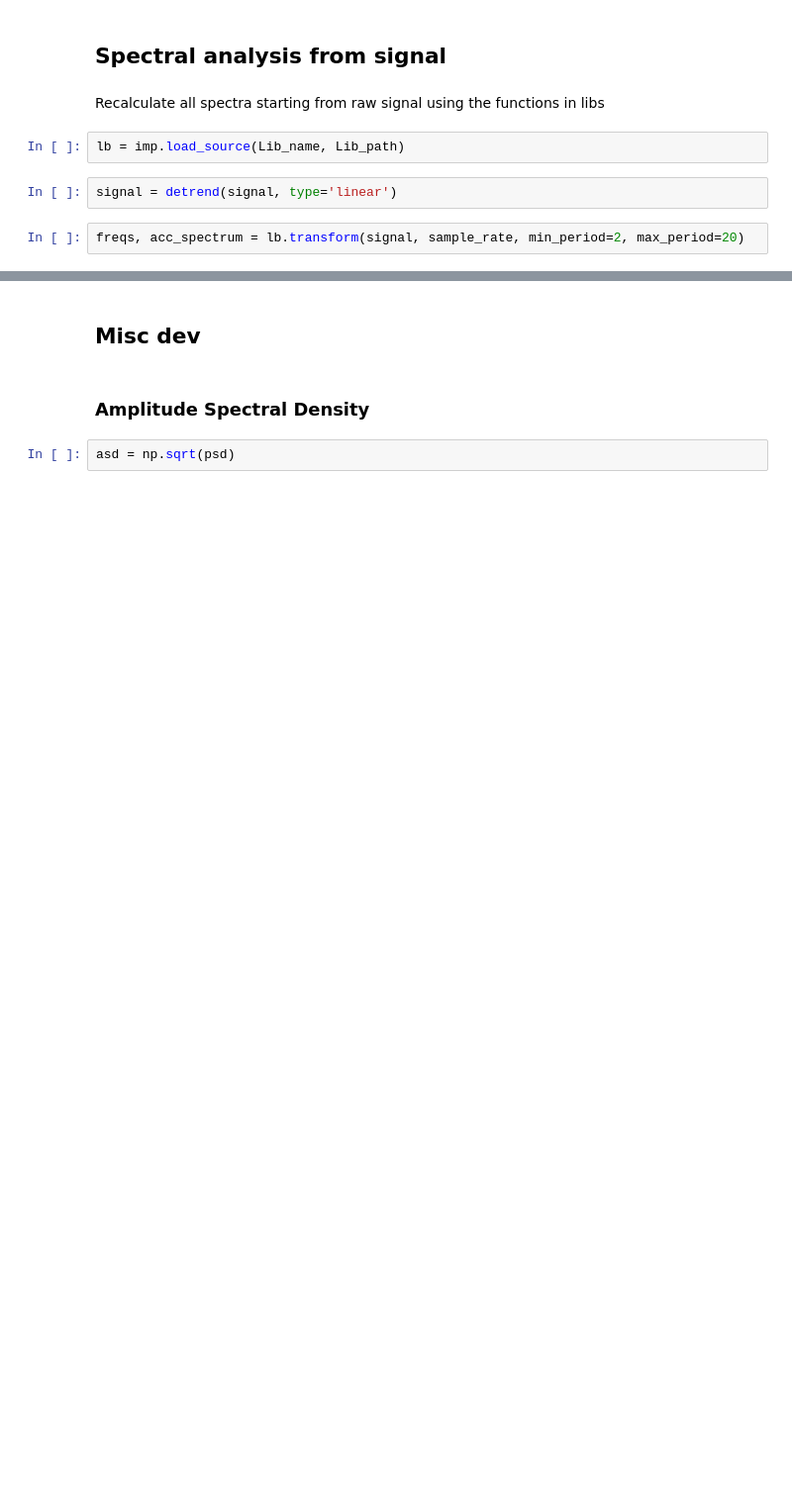
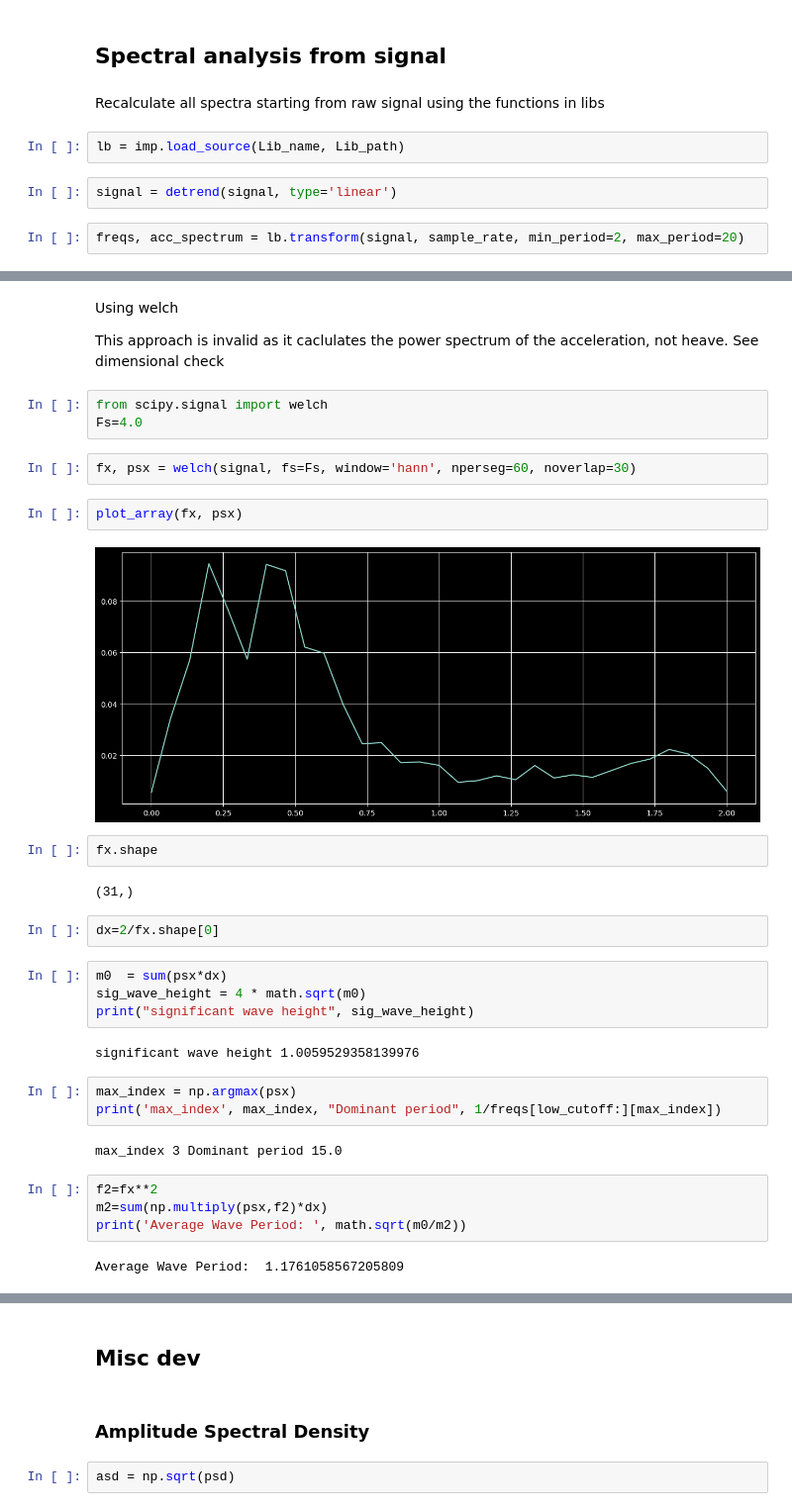
Before and after one commit to mauroc/sqrpi, a Jupyter notebook: dev01.ipynb, the cells around one changed output, grey strips where cells are left out. Shown at 99% size. Cells and saved outputs as stored; diff of their text form; blank space fills up the shorter version.

```diff
--- a/dev01.ipynb
+++ b/dev01.ipynb
@@ -276,0 +272,36 @@ Significant Wave Height:  0.8730830930770856
+# %% [markdown]
+Using welch
+
+This approach is invalid as it caclulates the power spectrum of the acceleration, not heave. See dimensional check
+# %%
+from scipy.signal import welch
+Fs=4.0
+# %%
+fx, psx = welch(signal, fs=Fs, window='hann', nperseg=60, noverlap=30)
+# %%
+plot_array(fx, psx)
+# %% [output]
+[figure, added]
+# %%
+fx.shape
+# %% [output]
+(31,)
+# %%
+dx=2/fx.shape[0]
+# %%
+m0  = sum(psx*dx)
+sig_wave_height = 4 * math.sqrt(m0)
+print("significant wave height", sig_wave_height)
+# %% [output]
+significant wave height 1.0059529358139976
+# %%
+max_index = np.argmax(psx)
+print('max_index', max_index, "Dominant period", 1/freqs[low_cutoff:][max_index])
+# %% [output]
+max_index 3 Dominant period 15.0
+# %%
+f2=fx**2
+m2=sum(np.multiply(psx,f2)*dx)
+print('Average Wave Period: ', math.sqrt(m0/m2))
+# %% [output]
+Average Wave Period:  1.1761058567205809
```
Also changed, not shown: parts of 35 cells of this notebook, 4 other files.
